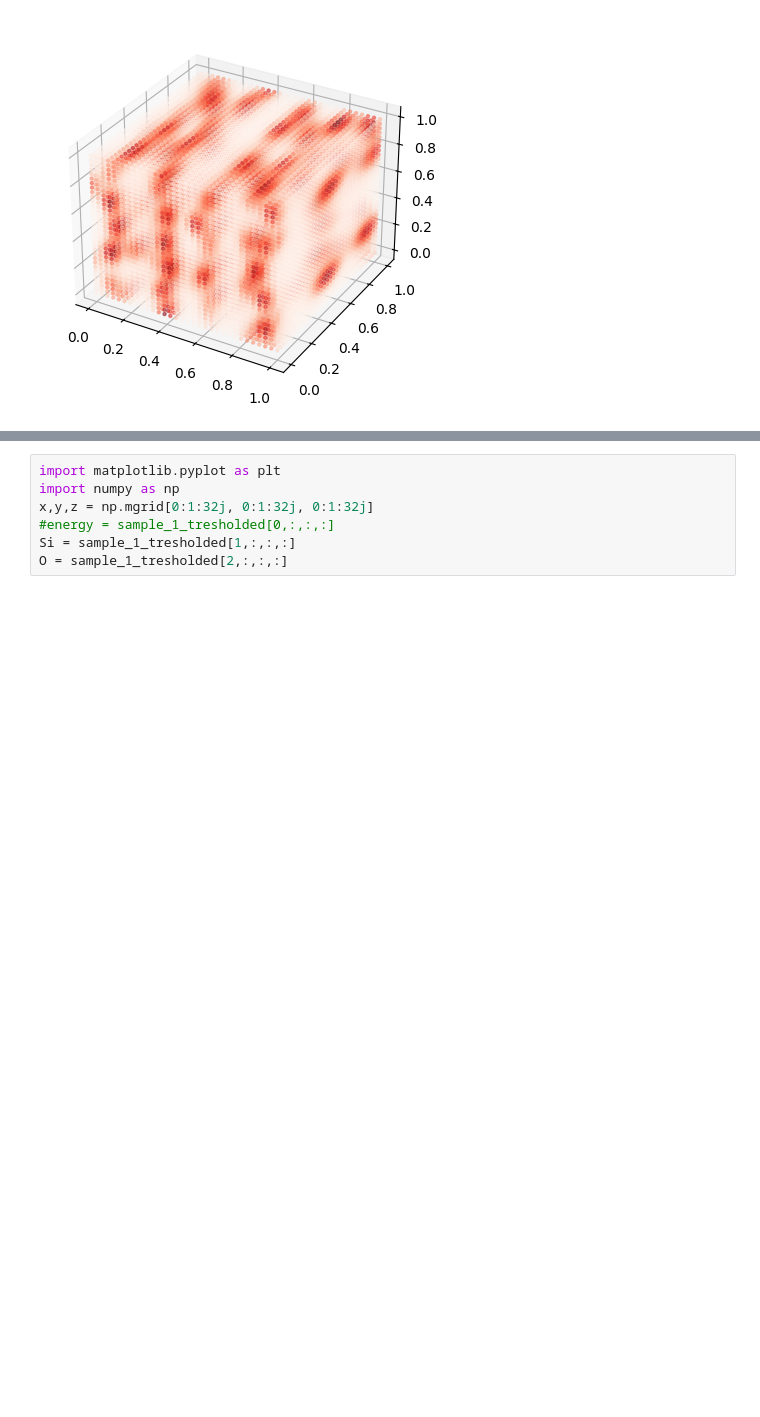
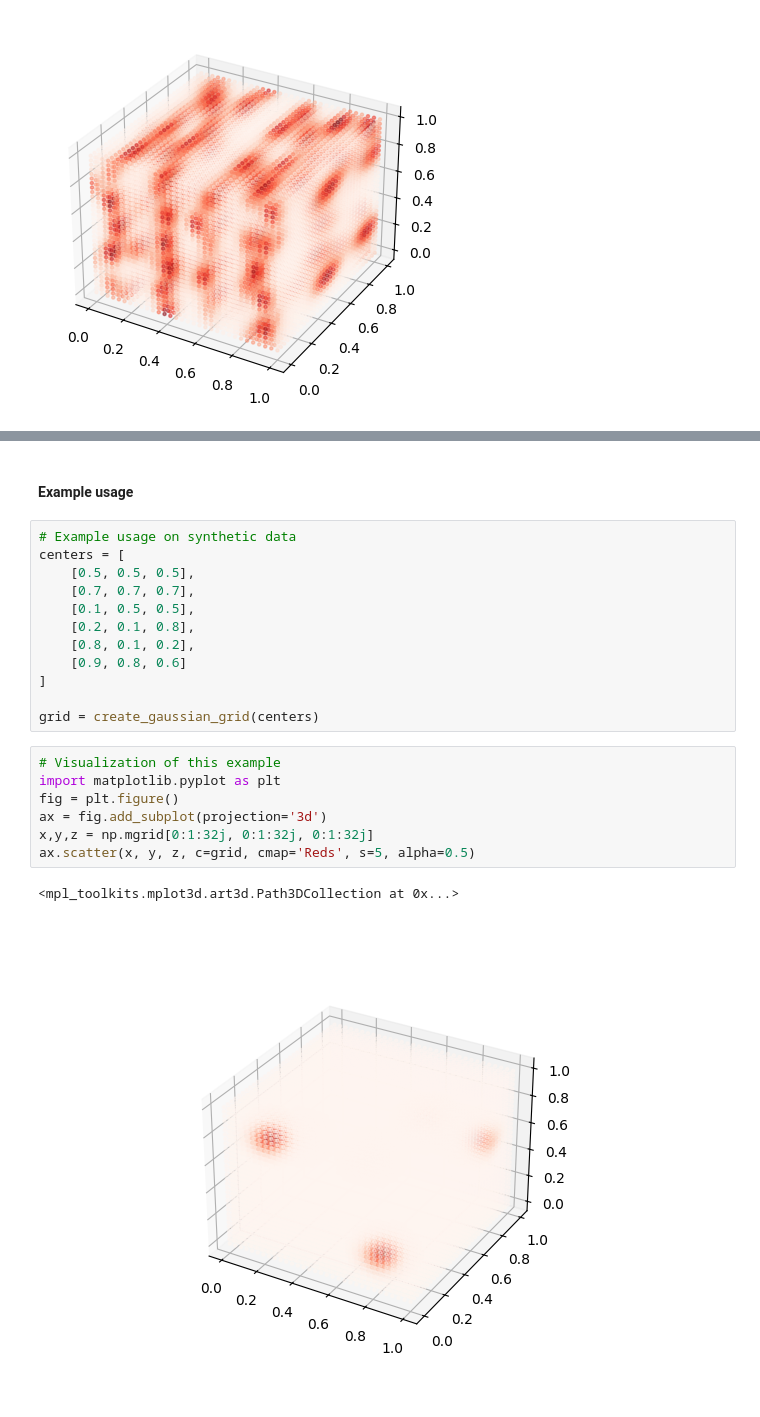
Before and after one commit to DeepMolGen/ZeoDiff, a Jupyter notebook: notebooks/generated_molecules.ipynb, the cells around one changed output, grey strips where cells are left out. Saved outputs shown, nothing was run; the diff lists cells and outputs as text; blank space fills up the shorter version.

```diff
--- a/notebooks/generated_molecules.ipynb
+++ b/notebooks/generated_molecules.ipynb
@@ -95,7 +204,24 @@ array([0.        , 0.        , 0.        , 0.        , 0.        ,
+# %% [markdown]
+#### Example usage
+# %%
+# Example usage on synthetic data
+centers = [
+    [0.5, 0.5, 0.5],
+    [0.7, 0.7, 0.7],
+    [0.1, 0.5, 0.5],
+    [0.2, 0.1, 0.8],
+    [0.8, 0.1, 0.2],
+    [0.9, 0.8, 0.6]
+]
+
+grid = create_gaussian_grid(centers)
 # %%
+# Visualization of this example
 import matplotlib.pyplot as plt
-import numpy as np
+fig = plt.figure()
+ax = fig.add_subplot(projection='3d')
 x,y,z = np.mgrid[0:1:32j, 0:1:32j, 0:1:32j]
-#energy = sample_1_tresholded[0,:,:,:]
-Si = sample_1_tresholded[1,:,:,:]
-O = sample_1_tresholded[2,:,:,:]
+ax.scatter(x, y, z, c=grid, cmap='Reds', s=5, alpha=0.5)
+# %% [output]
+<mpl_toolkits.mplot3d.art3d.Path3DCollection at 0x...>
+[figure, added]
```
Also changed, not shown: parts of 34 cells of this notebook, 21 other files.
